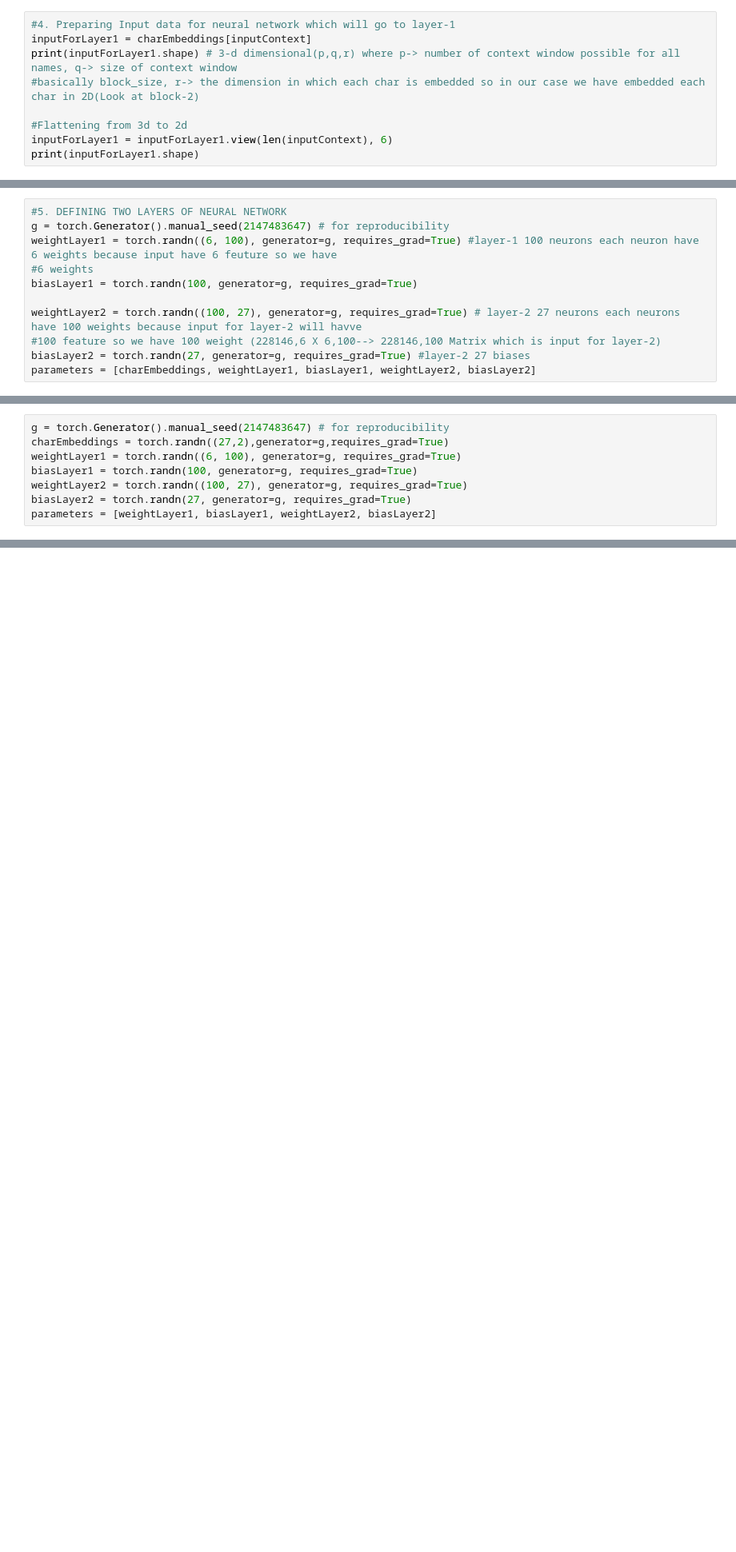
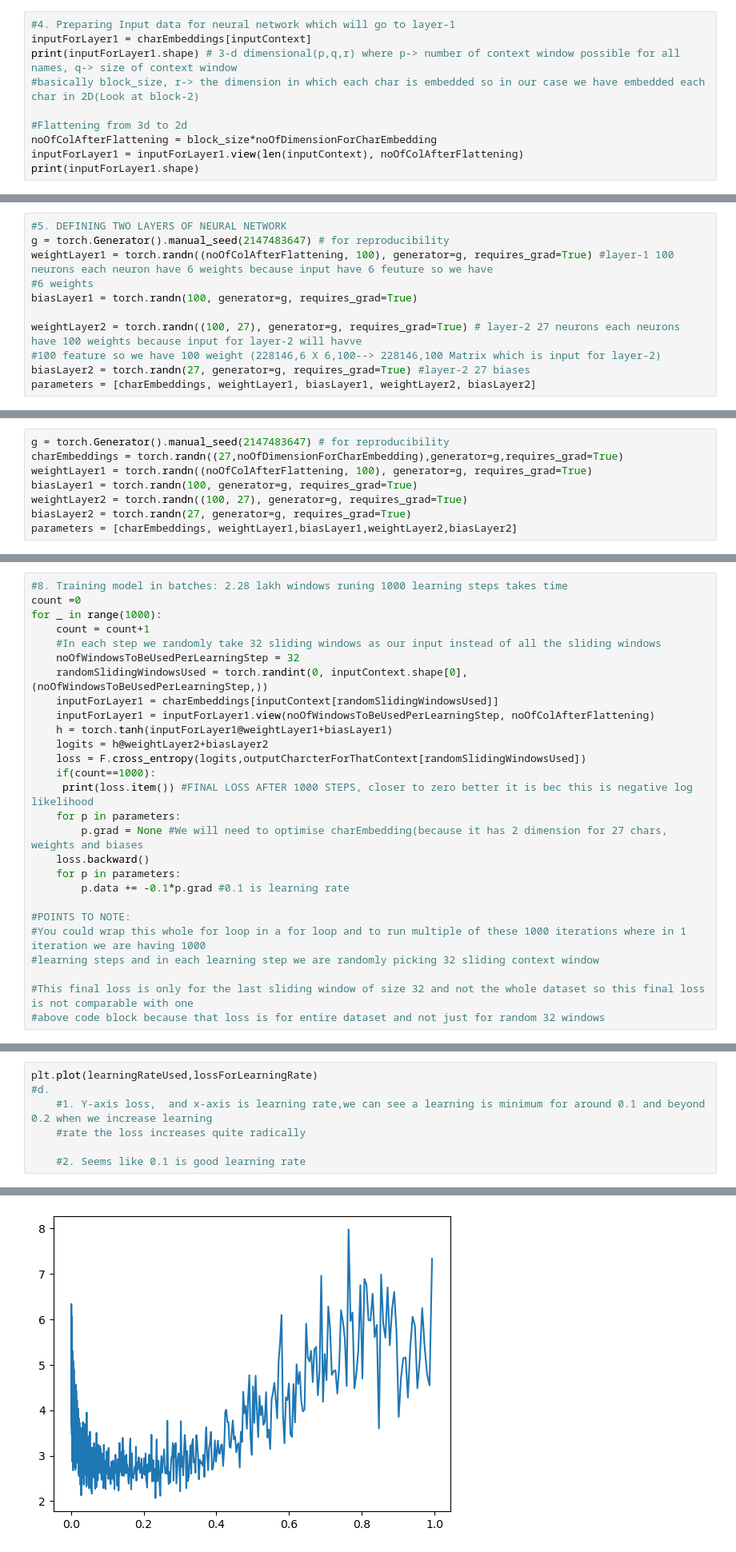
Before and after one commit to pxsitivevxbess/multi-layer-perceptron-char-prediction, a Jupyter notebook: multi-layer-perceptron.ipynb, the cells around one changed output, grey strips where cells are left out. Shown at 80% size. Drawn from its saved outputs; the diff is of its cells as text; blank space fills up the shorter version.

Commit message:
learning from  dataset in small batches, finding best learning rate, splitting dataset into training, validation and test data sets

```diff
--- a/multi-layer-perceptron.ipynb
+++ b/multi-layer-perceptron.ipynb
@@ -100,7 +101,8 @@ print(inputForLayer1.shape) # 3-d dimensional(p,q,r) where p-> number of context
 #basically block_size, r-> the dimension in which each char is embedded so in our case we have embedded each char in 2D(Look at block-2)
 
 #Flattening from 3d to 2d
-inputForLayer1 = inputForLayer1.view(len(inputContext), 6)
+noOfColAfterFlattening = block_size*noOfDimensionForCharEmbedding
+inputForLayer1 = inputForLayer1.view(len(inputContext), noOfColAfterFlattening)
 print(inputForLayer1.shape)
 # %% [output]
 torch.Size([228146, 3, 2])
@@ -108,7 +110,7 @@ torch.Size([228146, 6])
 # %%
 #5. DEFINING TWO LAYERS OF NEURAL NETWORK
 g = torch.Generator().manual_seed(2147483647) # for reproducibility
-weightLayer1 = torch.randn((6, 100), generator=g, requires_grad=True) #layer-1 100 neurons each neuron have 6 weights because input have 6 feuture so we have
+weightLayer1 = torch.randn((noOfColAfterFlattening, 100), generator=g, requires_grad=True) #layer-1 100 neurons each neuron have 6 weights because input have 6 feuture so we have
 #6 weights
 biasLayer1 = torch.randn(100, generator=g, requires_grad=True)
 
@@ -154,11 +156,11 @@ calculating loss through cross entropy tensor(17.2707, grad_fn=<NllLossBackward0
 # %%
 g = torch.Generator().manual_seed(2147483647) # for reproducibility
-charEmbeddings = torch.randn((27,2),generator=g,requires_grad=True)
-weightLayer1 = torch.randn((6, 100), generator=g, requires_grad=True)
+charEmbeddings = torch.randn((27,noOfDimensionForCharEmbedding),generator=g,requires_grad=True)
+weightLayer1 = torch.randn((noOfColAfterFlattening, 100), generator=g, requires_grad=True)
 biasLayer1 = torch.randn(100, generator=g, requires_grad=True)
 weightLayer2 = torch.randn((100, 27), generator=g, requires_grad=True)
 biasLayer2 = torch.randn(27, generator=g, requires_grad=True)
-parameters = [weightLayer1, biasLayer1, weightLayer2, biasLayer2]
+parameters = [charEmbeddings, weightLayer1,biasLayer1,weightLayer2,biasLayer2]
 # %%
 #7. TRAINING THE MODEL( FORWARD PASS AND BACKWARD PASS FOR SOME NUMBER OF TIME)
 count=0
@@ -200,0 +184,27 @@ for _ in range(10):
+# %%
+#8. Training model in batches: 2.28 lakh windows runing 1000 learning steps takes time
+count =0
+for _ in range(1000):
+    count = count+1
+    #In each step we randomly take 32 sliding windows as our input instead of all the sliding windows
+    noOfWindowsToBeUsedPerLearningStep = 32
+    randomSlidingWindowsUsed = torch.randint(0, inputContext.shape[0], (noOfWindowsToBeUsedPerLearningStep,))
+    inputForLayer1 = charEmbeddings[inputContext[randomSlidingWindowsUsed]]
+    inputForLayer1 = inputForLayer1.view(noOfWindowsToBeUsedPerLearningStep, noOfColAfterFlattening)
+    h = torch.tanh(inputForLayer1@weightLayer1+biasLayer1)
+    logits = h@weightLayer2+biasLayer2
+    loss = F.cross_entropy(logits,outputCharcterForThatContext[randomSlidingWindowsUsed])
+    if(count==1000):
+     print(loss.item()) #FINAL LOSS AFTER 1000 STEPS, closer to zero better it is bec this is negative log likelihood
+    for p in parameters:
+        p.grad = None #We will need to optimise charEmbedding(because it has 2 dimension for 27 chars, weights and biases
+    loss.backward()
+    for p in parameters:
+        p.data += -0.1*p.grad #0.1 is learning rate
+
+#POINTS TO NOTE:
+#You could wrap this whole for loop in a for loop and to run multiple of these 1000 iterations where in 1 iteration we are having 1000
+#learning steps and in each learning step we are randomly picking 32 sliding context window
+
+#This final loss is only for the last sliding window of size 32 and not the whole dataset so this final loss is not comparable with one
+#above code block because that loss is for entire dataset and not just for random 32 windows
@@ -200,0 +276,8 @@ for _ in range(10):
+# %%
+plt.plot(learningRateUsed,lossForLearningRate)
+#d.
+    #1. Y-axis loss,  and x-axis is learning rate,we can see a learning is minimum for around 0.1 and beyond 0.2 when we increase learning
+    #rate the loss increases quite radically
+
+    #2. Seems like 0.1 is good learning rate
+# %% [output]
@@ -200,0 +285 @@ for _ in range(10):
+[figure, added]
```
Also changed, not shown: parts of 10 cells of this notebook.
